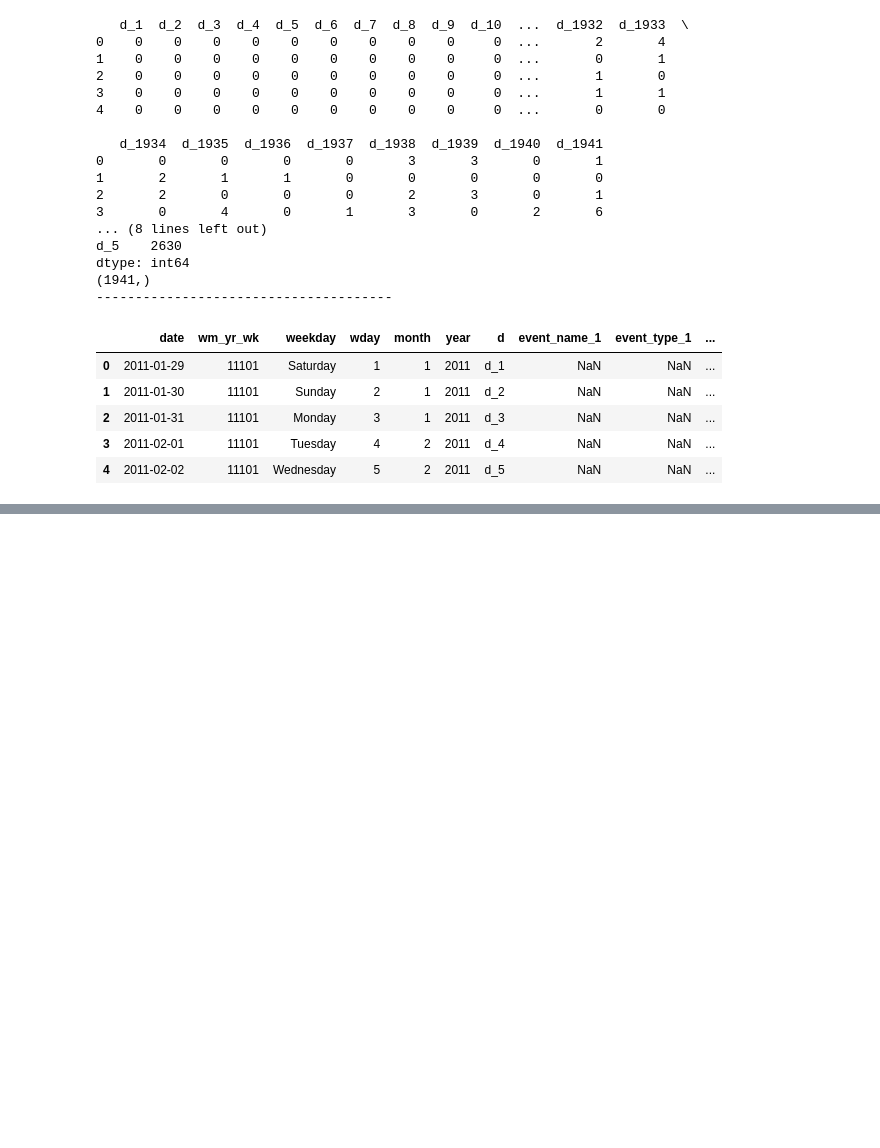
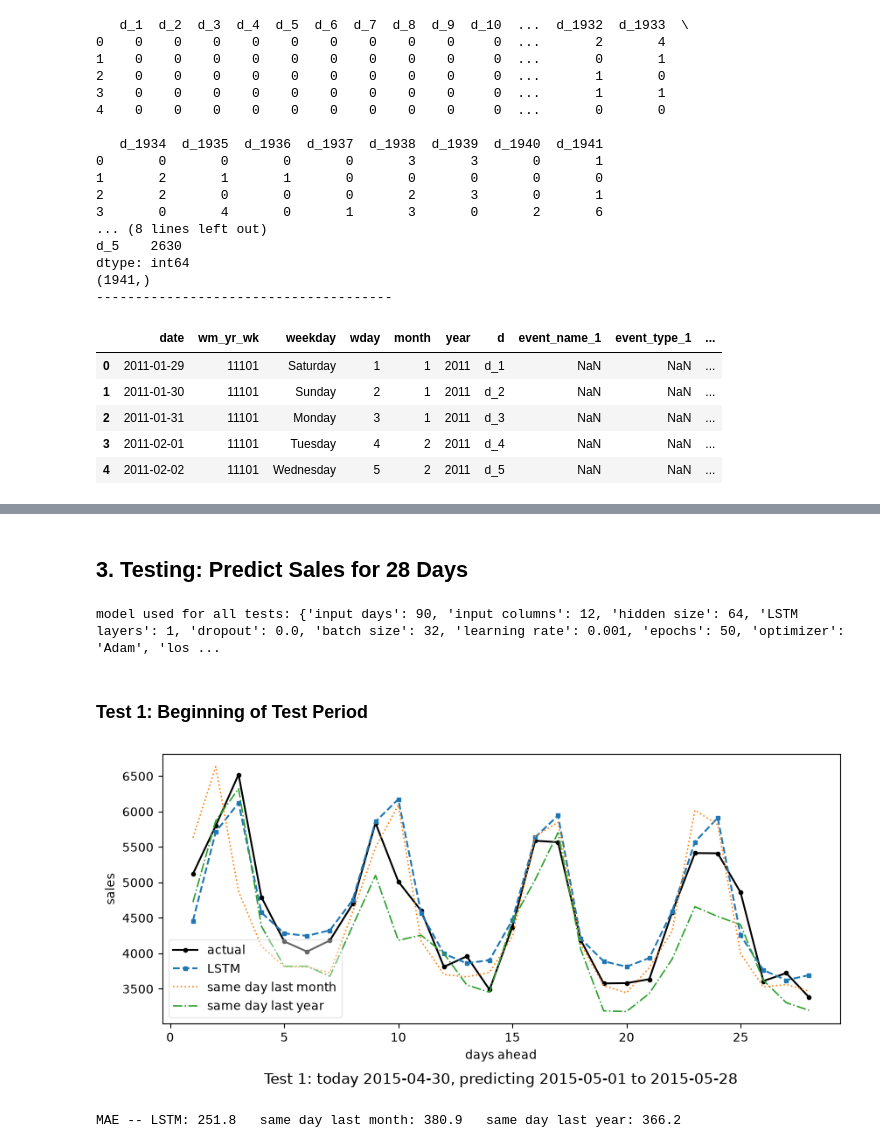
Before and after one commit to jacobshultz/wmart-sales-prediction, a Jupyter notebook: project.ipynb, the cells around one changed output, grey strips where cells are left out. Saved outputs shown, nothing was run; the diff lists cells and outputs as text; code cells hidden in the pictures; blank space fills up the shorter version.

```diff
--- a/project.ipynb
+++ b/project.ipynb
@@ -170,0 +485,62 @@ df_master.head()
+# %% [markdown]
+## 3. Testing: Predict Sales for 28 Days
+# %%
+# grab best model from testing: the 90-day config with the lowest real MAE (the tests require a 90-day input)
+candidates = experiments[experiments['input days'] == 90]
+best = p_list[candidates['real MAE'].idxmin()]
+print('model used for all tests:', settings(best))
+
+
+@torch.no_grad()
+def forecast(p, today):
+    """Assume `today` is today. Give the model the 90 days ending on today (including today),
+    predict the next 28 days, and return (predicted, actual, baselines) in real sales."""
+    assert p.prediction_length <= 28, 'same day last month would need days after today'
+    scaled = df[p.features].copy()
+    scaled['sales'] = p.scaler.transform(df[['sales']])               # same scaling as training
+    data = torch.tensor(scaled.to_numpy(dtype='float32'))
+
+    t = row_of[today]
+    x = data[t - p.sequence_length + 1 : t + 1]                       # previous 90 days, including today
+    p.model.eval()
+    device = next(p.model.parameters()).device
+    pred = p.model(x.unsqueeze(0).to(device)).cpu().numpy()
+    pred = p.scaler.inverse_transform(pred.reshape(-1, 1)).ravel()
+
+    future = slice(t + 1, t + 1 + p.prediction_length)                # the 28 days after today
+    actual = actual_sales[future]
+    baselines = {
+        'same day last month': actual_sales[t + 1 - 28 : t + 1 - 28 + p.prediction_length],     # 4 weeks earlier
+        'same day last year': actual_sales[t + 1 - 364 : t + 1 - 364 + p.prediction_length],    # 52 weeks earlier
+    }
+    return pred, actual, baselines
+
+
+def plot_forecast(ax, title, pred, actual, baselines):
+    days = np.arange(1, len(actual) + 1)
+    ax.plot(days, actual, 'o-', color='black', markersize=3, label='actual')
+    ax.plot(days, pred, 's--', markersize=3, label='LSTM')
+    for (name, values), style in zip(baselines.items(), [':', '-.']):
+        ax.plot(days, values, style, linewidth=1.2, label=name)
+    ax.set(xlabel='days ahead', ylabel='sales')
+    ax.legend(loc='lower left', framealpha=0.4)
+    bottom_title(ax, title)
+# %% [output]
+model used for all tests: {'input days': 90, 'input columns': 12, 'hidden size': 64, 'LSTM layers': 1, 'dropout': 0.0, 'batch size': 32, 'learning rate': 0.001, 'epochs': 50, 'optimizer': 'Adam', 'los ...
+# %% [markdown]
+### Test 1: Beginning of Test Period
+# %%
+# Test 1: today is the last day of the training period
+today = '2015-04-30'
+pred, actual, baselines = forecast(best, today)
+t = row_of[today]
+
+fig, ax = plt.subplots(figsize=(10, 4))
+plot_forecast(ax, f'Test 1: today {today}, predicting {dates[t + 1]} to {dates[t + best.prediction_length]}',
+              pred, actual, baselines)
+plt.show()
+print(f'MAE -- LSTM: {mae(pred, actual):.1f}   '
+      + '   '.join(f'{name}: {mae(values, actual):.1f}' for name, values in baselines.items()))
+# %% [output]
+[figure, added]
+MAE -- LSTM: 251.8   same day last month: 380.9   same day last year: 366.2
```
Also changed, not shown: parts of 14 cells of this notebook, 1 other file.
